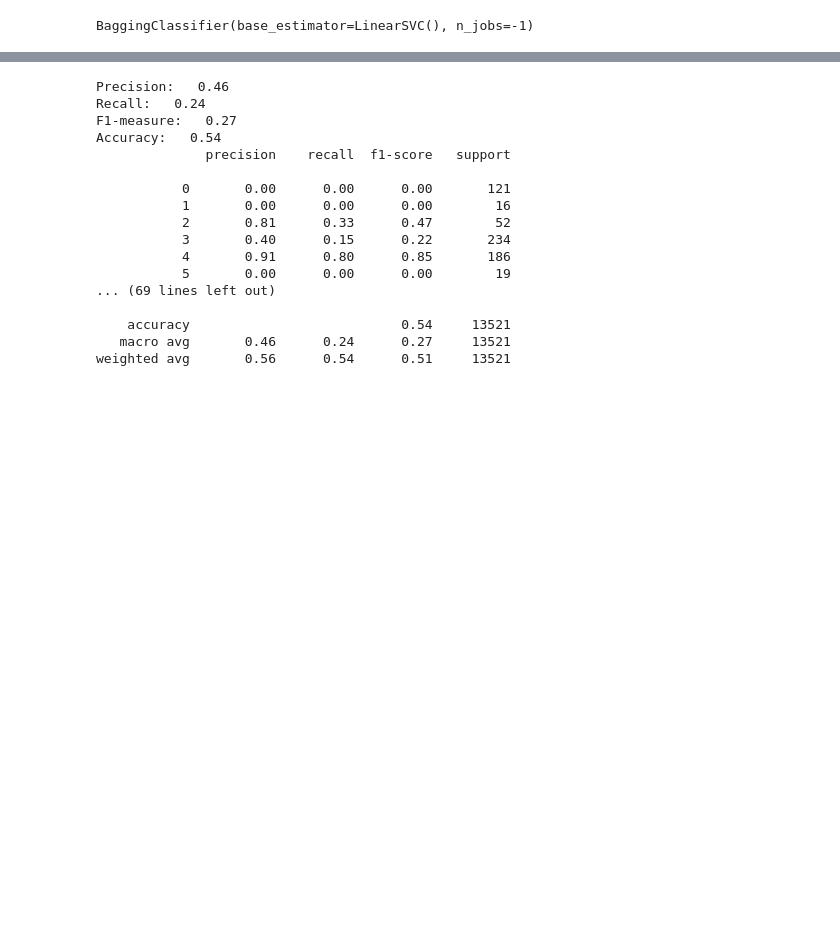
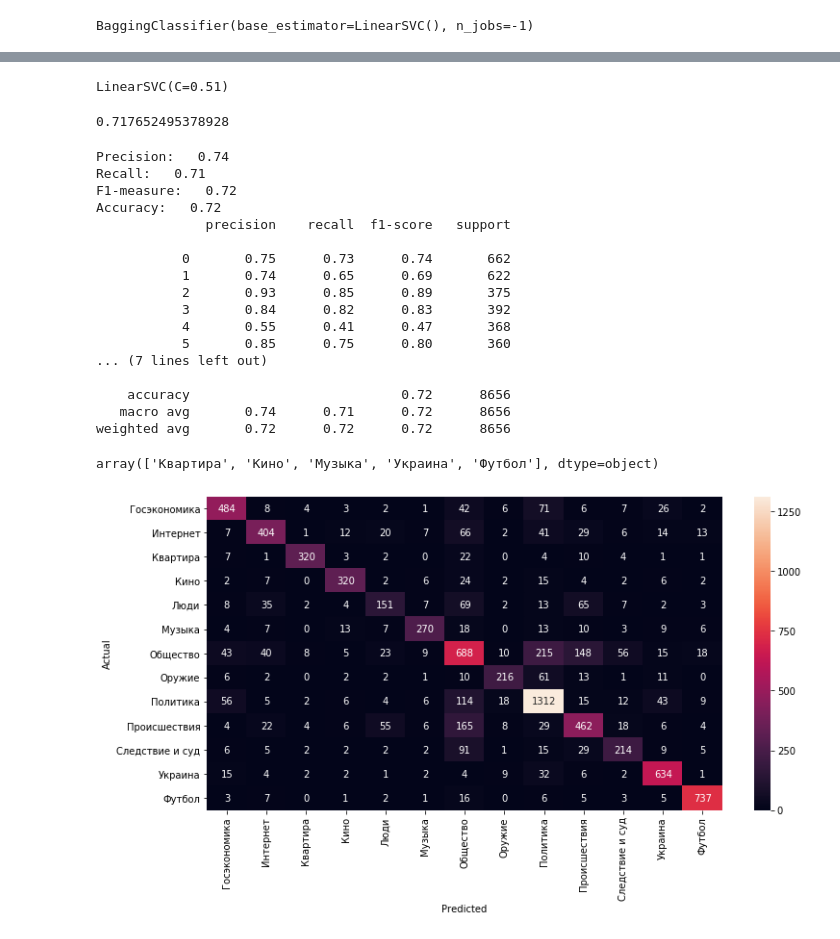
Before and after one commit to dokapoka/paper_text_classification, a Jupyter notebook: text_classification_code.ipynb, the cells around one changed output, grey strips where cells are left out. Drawn from its saved outputs; the diff is of its cells as text; code cells hidden in the pictures; blank space fills up the shorter version.

```diff
--- a/text_classification_code.ipynb
+++ b/text_classification_code.ipynb
@@ -605,4 +629,4 @@ search = GridSearchCV(sgdc, param_grid)
 # %%
 %%time
-search.fit(x_train, y_train)
+linearSVC.fit(x_train, y_train)
 # %% [output]
@@ -654,27 +645,59 @@ svc_pca.fit(x_train_pca, y_train_pca)
+# %%
+from sklearn.svm import LinearSVC
+lsvc = LinearSVC(C=0.51, loss='squared_hinge', max_iter=1000)
+# %%
+lsvc.fit(x_train,y_train)
+# %% [output]
+LinearSVC(C=0.51)
+# %%
+lsvc.score(x_test, y_test)
+# %% [output]
+0.717652495378928
 # %%
 from sklearn.metrics import accuracy_score, precision_score, recall_score, f1_score, classification_report, log_loss
 # %%
-predictions = y_pred
-print("Precision: {0:6.2f}".format(precision_score(y_test, predictions, average='macro')))
-print("Recall: {0:6.2f}".format(recall_score(y_test, predictions, average='macro')))
-print("F1-measure: {0:6.2f}".format(f1_score(y_test, predictions, average='macro')))
-print("Accuracy: {0:6.2f}".format(accuracy_score(y_test, predictions)))
-print(classification_report(y_test, predictions))
+y_pred = lsvc.predict(x_test)
+print("Precision: {0:6.2f}".format(precision_score(y_test, y_pred, average='macro')))
+print("Recall: {0:6.2f}".format(recall_score(y_test, y_pred, average='macro')))
+print("F1-measure: {0:6.2f}".format(f1_score(y_test, y_pred, average='macro')))
+print("Accuracy: {0:6.2f}".format(accuracy_score(y_test, y_pred)))
+print(classification_report(y_test, y_pred))
 # %% [output]
-Precision:   0.46
-Recall:   0.24
-F1-measure:   0.27
-Accuracy:   0.54
+Precision:   0.74
+Recall:   0.71
+F1-measure:   0.72
+Accuracy:   0.72
               precision    recall  f1-score   support
 
-           0       0.00      0.00      0.00       121
-           1       0.00      0.00      0.00        16
-           2       0.81      0.33      0.47        52
-           3       0.40      0.15      0.22       234
-           4       0.91      0.80      0.85       186
-           5       0.00      0.00      0.00        19
-... (69 lines left out)
+           0       0.75      0.73      0.74       662
+           1       0.74      0.65      0.69       622
+           2       0.93      0.85      0.89       375
+           3       0.84      0.82      0.83       392
+           4       0.55      0.41      0.47       368
+           5       0.85      0.75      0.80       360
+... (7 lines left out)
 
-    accuracy                           0.54     13521
-   macro avg       0.46      0.24      0.27     13521
-weighted avg       0.56      0.54      0.51     13521
+    accuracy                           0.72      8656
+   macro avg       0.74      0.71      0.72      8656
+weighted avg       0.72      0.72      0.72      8656
+# %%
+label_encoder.inverse_transform([2, 3, 5, 11, 12])
+# %% [output]
+array(['Квартира', 'Кино', 'Музыка', 'Украина', 'Футбол'], dtype=object)
+# %%
+from sklearn.metrics import confusion_matrix
+import seaborn as sns
+
+plt.figure(figsize=(12, 6))
+
+conf_mat = confusion_matrix(y_test, y_pred)
+ax = sns.heatmap(conf_mat, annot=True, fmt='d',
+            xticklabels=label_encoder.inverse_transform(range(13)),
+            yticklabels=label_encoder.inverse_transform(range(13)))
+i, k = ax.get_ylim()
+ax.set_ylim(i+0.5, k-0.5)
+plt.ylabel('Actual')
+plt.xlabel('Predicted')
+plt.show()
+# %% [output]
+[figure, added]
```
Also changed, not shown: parts of 20 cells of this notebook, 4 other files.
